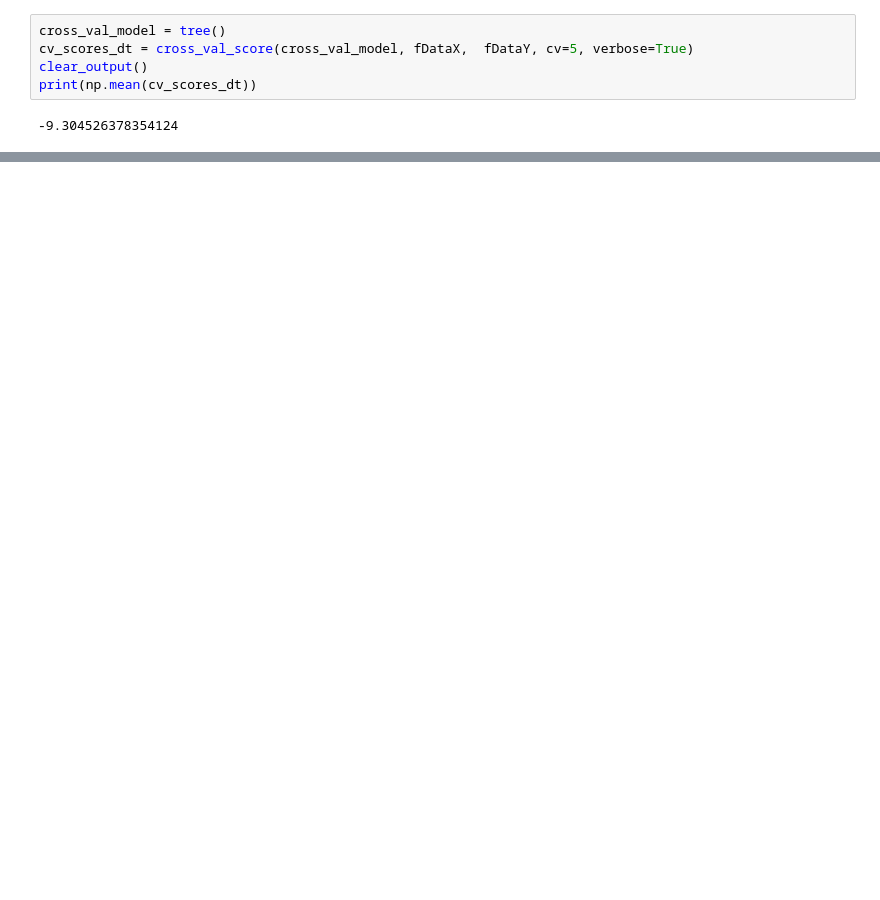
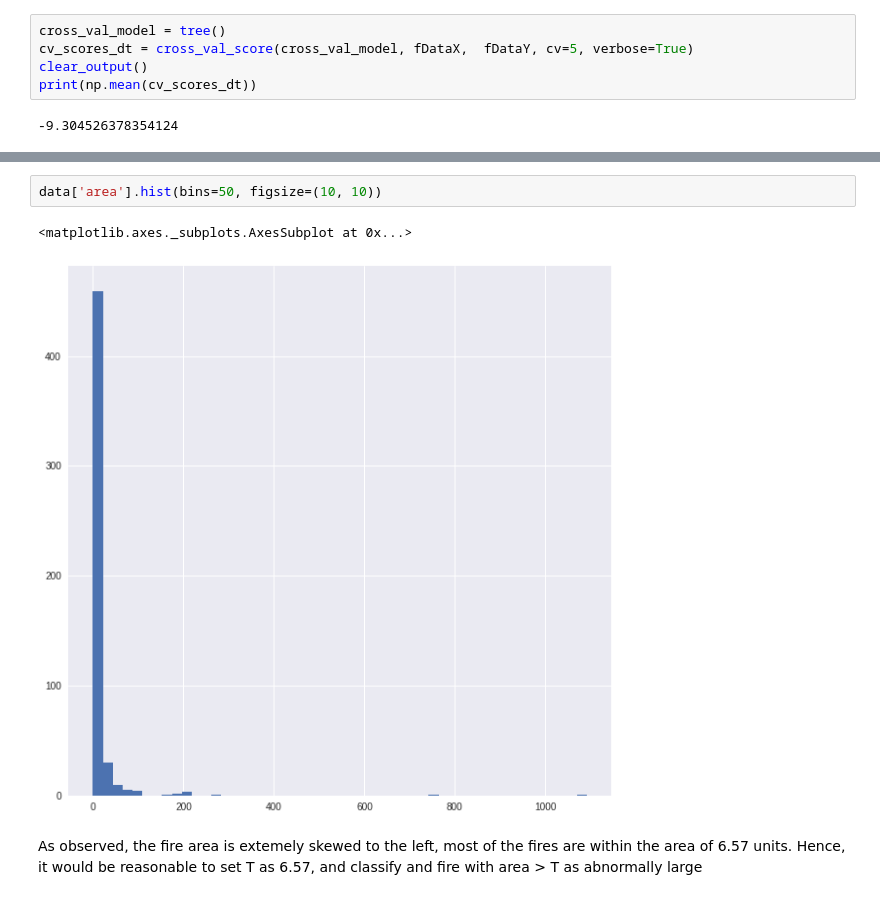
Before and after one commit to daniyal9538/CNG562, a Jupyter notebook: CNG562_HW1_2.ipynb, the cells around one changed output, grey strips where cells are left out. Cells and saved outputs as stored; diff of their text form; blank space fills up the shorter version.

```diff
--- a/CNG562_HW1_2.ipynb
+++ b/CNG562_HW1_2.ipynb
@@ -386,0 +506,7 @@ gs_score_lr
+# %%
+data['area'].hist(bins=50, figsize=(10, 10))
+# %% [output]
+<matplotlib.axes._subplots.AxesSubplot at 0x...>
+[figure, added]
+# %% [markdown]
+As observed, the fire area is extemely skewed to the left, most of the fires are within the area of 6.57 units. Hence, it would be reasonable to set T as 6.57, and classify and fire with area > T as abnormally large
```
Also changed, not shown: parts of 24 cells of this notebook.
